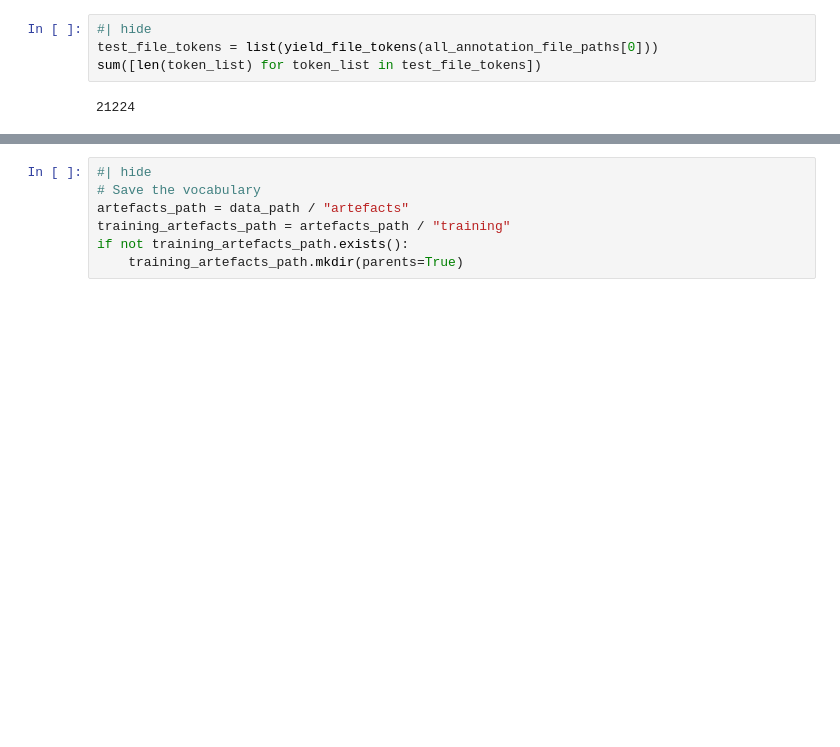
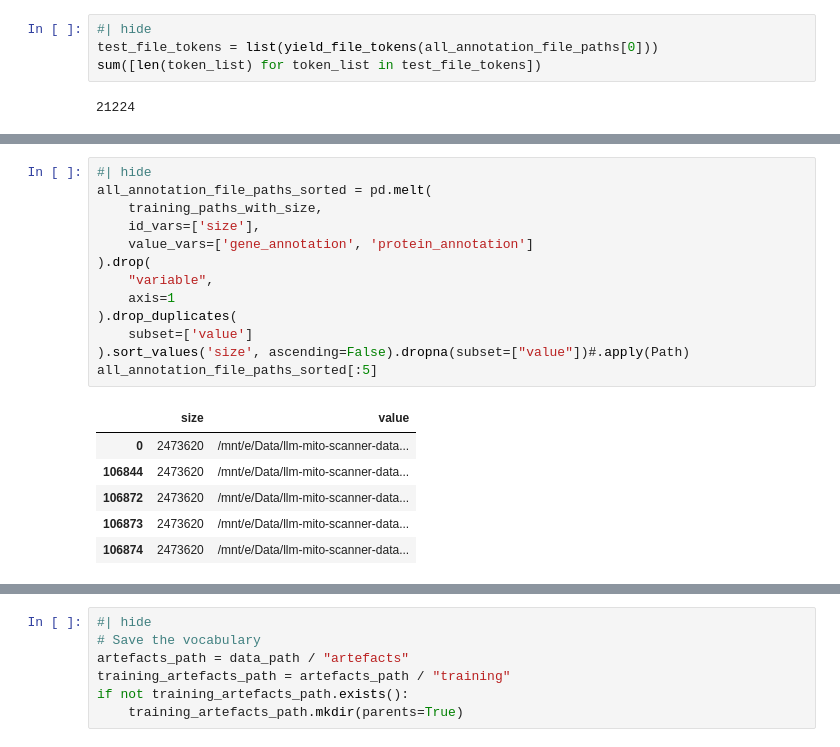
Before and after one commit to DataAndDeadlifts/main, a Jupyter notebook: nbs/05_training.ipynb, the cells around one changed output, grey strips where cells are left out. Drawn from its saved outputs; the diff is of its cells as text; blank space fills up the shorter version.

```diff
--- a/nbs/05_training.ipynb
+++ b/nbs/05_training.ipynb
@@ -161,0 +201,20 @@ sum([len(token_list) for token_list in test_file_tokens])
+# %%
+#| hide
+all_annotation_file_paths_sorted = pd.melt(
+    training_paths_with_size,
+    id_vars=['size'],
+    value_vars=['gene_annotation', 'protein_annotation']
+).drop(
+    "variable",
+    axis=1
+).drop_duplicates(
+    subset=['value']
+).sort_values('size', ascending=False).dropna(subset=["value"])#.apply(Path)
+all_annotation_file_paths_sorted[:5]
+# %% [output]
+|  | size | value |
+| 0 | 2473620 | /mnt/e/Data/llm-mito-scanner-data... |
+| 106844 | 2473620 | /mnt/e/Data/llm-mito-scanner-data... |
+| 106872 | 2473620 | /mnt/e/Data/llm-mito-scanner-data... |
+| 106873 | 2473620 | /mnt/e/Data/llm-mito-scanner-data... |
+| 106874 | 2473620 | /mnt/e/Data/llm-mito-scanner-data... |
```
Also changed, not shown: parts of 19 cells of this notebook.
